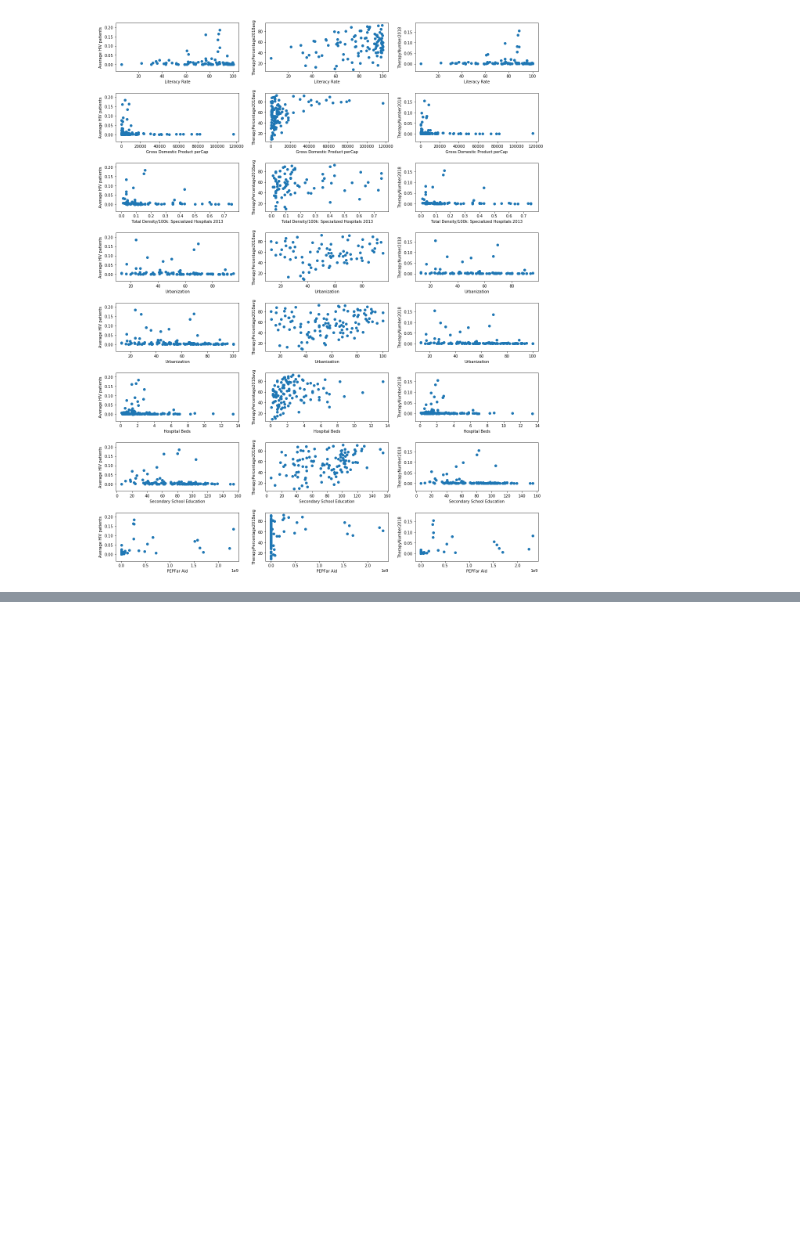
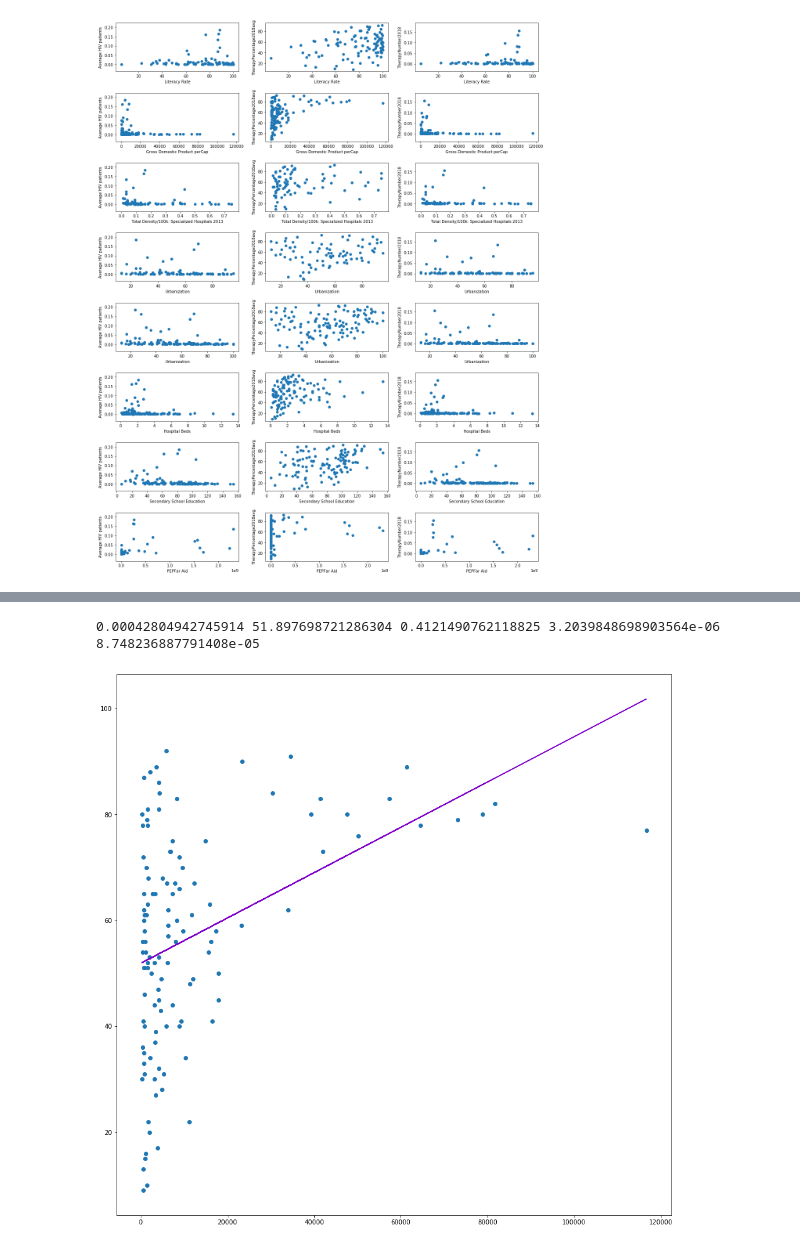
Before and after one commit to nvanrompaey/ImpactsHIVTreatment, a Jupyter notebook: CapstoneHIVtestings.ipynb, the cells around one changed output, grey strips where cells are left out. Cells and saved outputs as stored; diff of their text form; code cells hidden in the pictures; blank space fills up the shorter version.

```diff
--- a/CapstoneHIVtestings.ipynb
+++ b/CapstoneHIVtestings.ipynb
@@ -532,0 +426,5 @@ HIVstats.masscorrelation(stat,totlab,xlab)
+# %%
+HIVstats.multilinreggraph(stat2,[colly])
+# %% [output]
+0.00042804942745914 51.897698721286304 0.4121490762118825 3.2039848698903564e-06 8.748236887791408e-05
+[figure, added]
```
Also changed, not shown: parts of 43 cells of this notebook, 2 other files.
